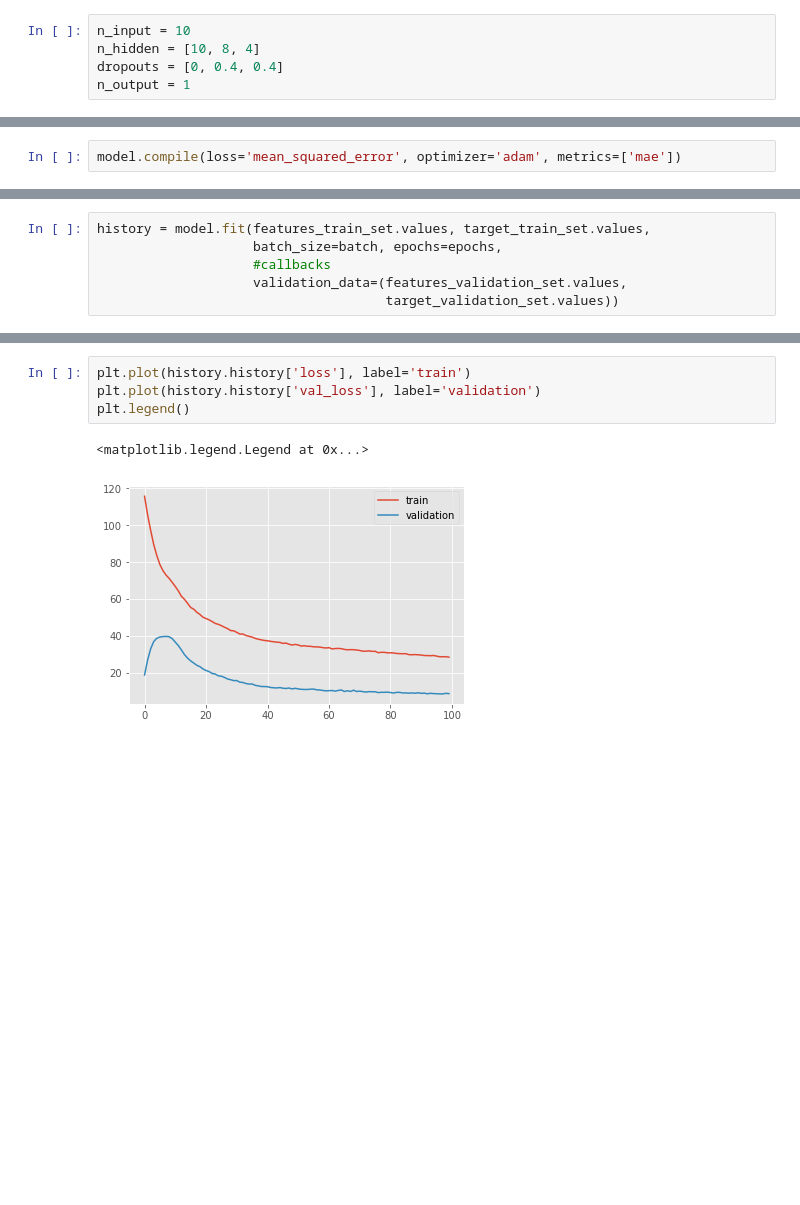
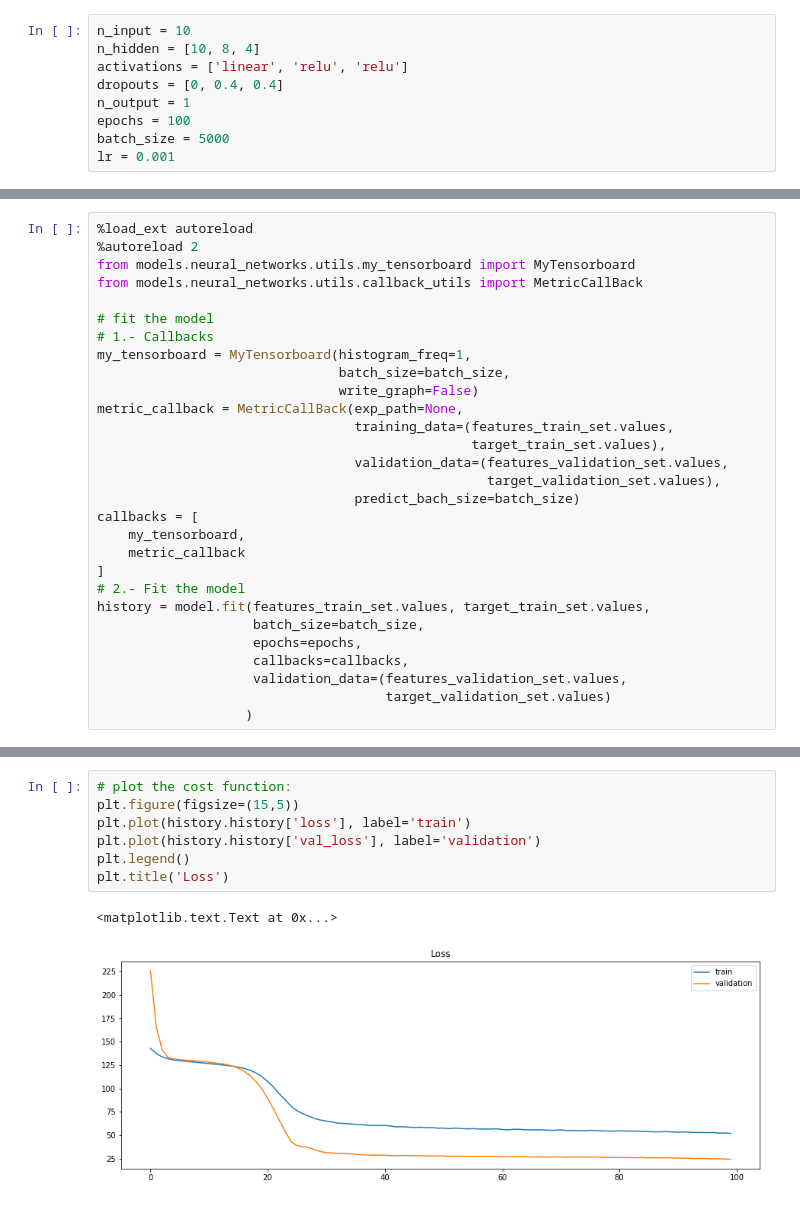
Before and after one commit to ycedres/rnn-series, a Jupyter notebook: notebooks/03_modelos/serie_pozo_izquierdo_nn_mlp.ipynb, the cells around one changed output, grey strips where cells are left out. Cells and saved outputs as stored; diff of their text form; blank space fills up the shorter version.

```diff
--- a/notebooks/03_modelos/serie_pozo_izquierdo_nn_mlp.ipynb
+++ b/notebooks/03_modelos/serie_pozo_izquierdo_nn_mlp.ipynb
@@ -53,6 +85,10 @@ target_validation_set = validation_set[target_column]
 # %%
 n_input = 10
 n_hidden = [10, 8, 4]
+activations = ['linear', 'relu', 'relu']
 dropouts = [0, 0.4, 0.4]
 n_output = 1
+epochs = 100
+batch_size = 5000
+lr = 0.001
 # %%
@@ -95,5 +131,3 @@ plot_model(model, to_file='mlp_topology.png',
            show_shapes=True, show_layer_names=True, rankdir='LR')
 # %% [markdown]
 <img src="mlp_topology.png">
-# %%
-model.compile(loss='mean_squared_error', optimizer='adam', metrics=['mae'])
@@ -104,8 +144,2 @@ batch = 5000
 # %% [output]
 (55752, 10)
-# %%
-history = model.fit(features_train_set.values, target_train_set.values,
-                    batch_size=batch, epochs=epochs,
-                    #callbacks
-                    validation_data=(features_validation_set.values,
-                                     target_validation_set.values))
@@ -133,0 +148,29 @@ dict_keys(['mean_absolute_error', 'val_mean_absolute_error', 'val_loss', 'loss']
+# %%
+%load_ext autoreload
+%autoreload 2
+from models.neural_networks.utils.my_tensorboard import MyTensorboard
+from models.neural_networks.utils.callback_utils import MetricCallBack
+
+# fit the model
+# 1.- Callbacks
+my_tensorboard = MyTensorboard(histogram_freq=1,
+                               batch_size=batch_size,
+                               write_graph=False)
+metric_callback = MetricCallBack(exp_path=None,
+                                 training_data=(features_train_set.values,
+                                                target_train_set.values),
+                                 validation_data=(features_validation_set.values,
+                                                  target_validation_set.values),
+                                 predict_bach_size=batch_size)
+callbacks = [
+    my_tensorboard,
+    metric_callback
+]
+# 2.- Fit the model
+history = model.fit(features_train_set.values, target_train_set.values,
+                    batch_size=batch_size,
+                    epochs=epochs,
+                    callbacks=callbacks,
+                    validation_data=(features_validation_set.values,
+                                     target_validation_set.values)
+                   )
@@ -134,8 +200,11 @@ dict_keys(['mean_absolute_error', 'val_mean_absolute_error', 'val_loss', 'loss']
 # %%
+# plot the cost function:
+plt.figure(figsize=(15,5))
 plt.plot(history.history['loss'], label='train')
 plt.plot(history.history['val_loss'], label='validation')
 plt.legend()
+plt.title('Loss')
 # %% [output]
-<matplotlib.legend.Legend at 0x...>
+<matplotlib.text.Text at 0x...>
-[figure, old version]
+[figure, new version]
 # %%
```
Also changed, not shown: parts of 30 cells of this notebook, 16 other files.
